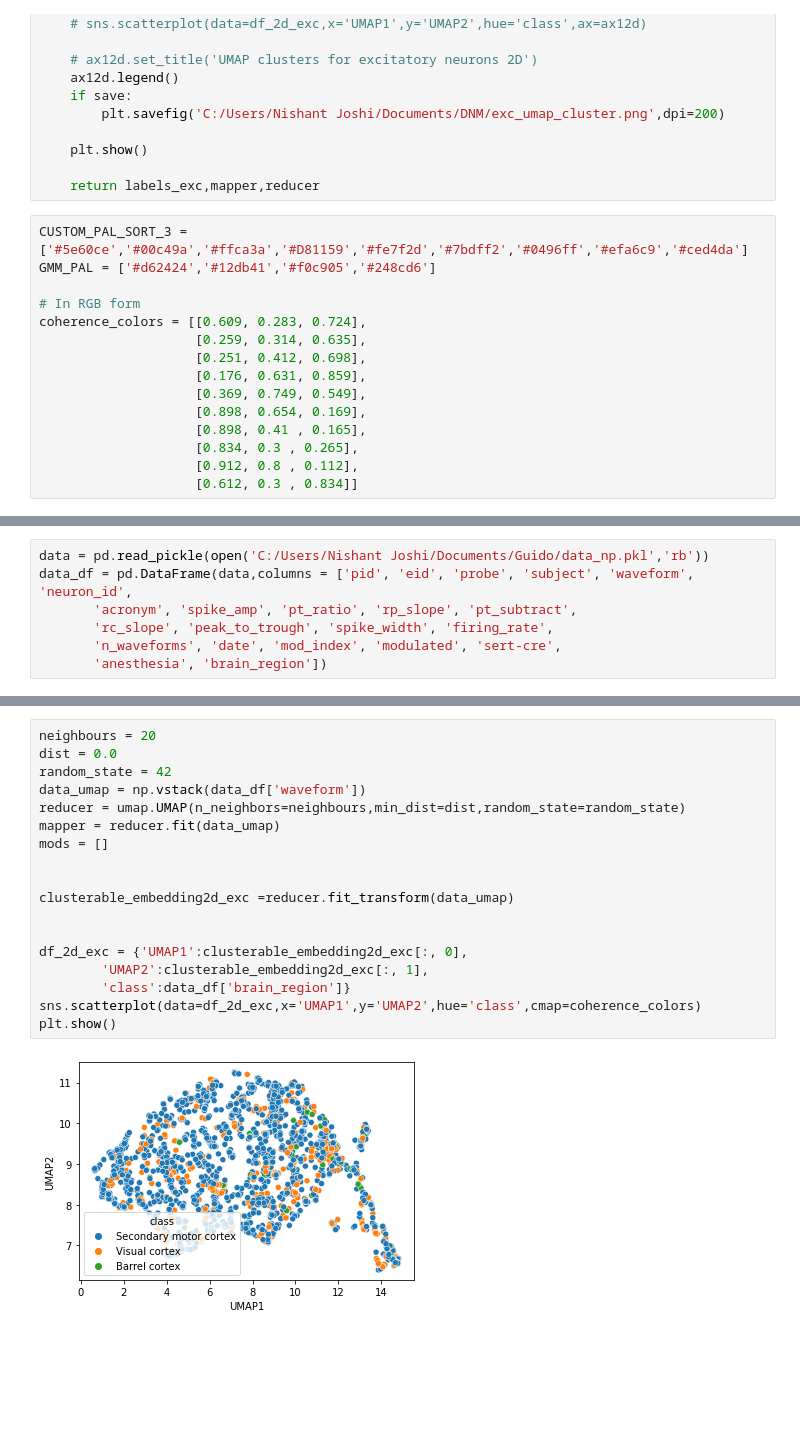
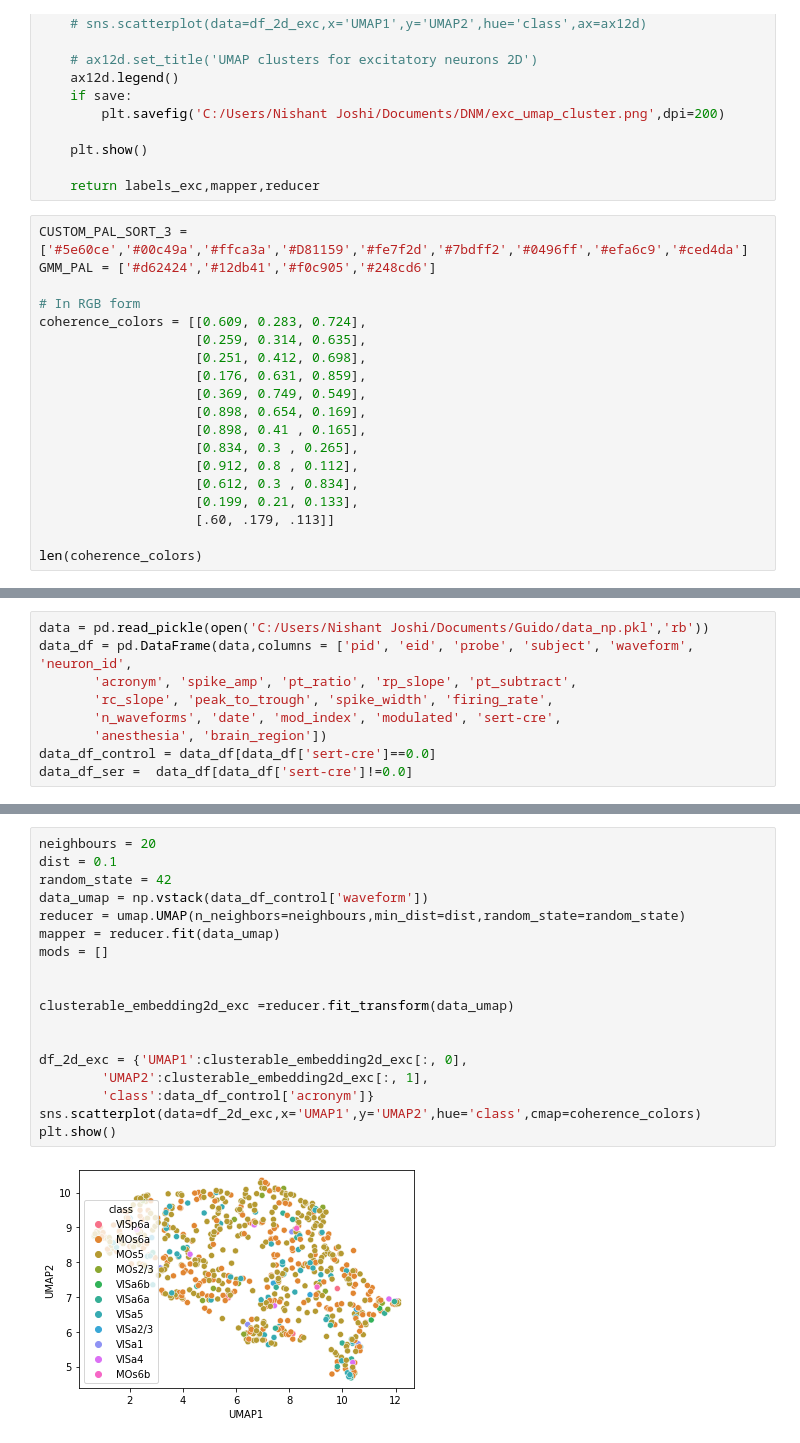
Before and after one commit to Nishant-codex/single_cell_analysis, a Jupyter notebook: notebooks/Guido_cells.ipynb, the cells around one changed output, grey strips where cells are left out. Drawn from its saved outputs; the diff is of its cells as text; blank space fills up the shorter version.

Commit message:
updated with STA cluster and w-dist

```diff
--- a/notebooks/Guido_cells.ipynb
+++ b/notebooks/Guido_cells.ipynb
@@ -105,4 +105,8 @@ coherence_colors = [[0.609, 0.283, 0.724],
                     [0.898,	0.41 , 0.165],
                     [0.834,	0.3 , 0.265],
                     [0.912,	0.8 , 0.112],
-                    [0.612,	0.3 , 0.834]]
+                    [0.612,	0.3 , 0.834],
+                    [0.199, 0.21, 0.133],
+                    [.60, .179, .113]]
+
+len(coherence_colors)
@@ -113,4 +166,6 @@ data_df = pd.DataFrame(data,columns = ['pid', 'eid', 'probe', 'subject', 'wavefo
        'rc_slope', 'peak_to_trough', 'spike_width', 'firing_rate',
        'n_waveforms', 'date', 'mod_index', 'modulated', 'sert-cre',
        'anesthesia', 'brain_region'])
+data_df_control = data_df[data_df['sert-cre']==0.0]
+data_df_ser =  data_df[data_df['sert-cre']!=0.0]
 # %%
@@ -118,23 +176,23 @@ plot_UMAP_clusters_single(np.vstack(data_df['waveform']),20,0.0,1.,42,coherence_
 # %%
 neighbours = 20
-dist = 0.0
+dist = 0.1
 random_state = 42
-data_umap = np.vstack(data_df['waveform'])
+data_umap = np.vstack(data_df_control['waveform'])
 reducer = umap.UMAP(n_neighbors=neighbours,min_dist=dist,random_state=random_state)
 mapper = reducer.fit(data_umap)
 mods = []
 
 
 clusterable_embedding2d_exc =reducer.fit_transform(data_umap)
 
 
 df_2d_exc = {'UMAP1':clusterable_embedding2d_exc[:, 0],
         'UMAP2':clusterable_embedding2d_exc[:, 1],
-        'class':data_df['brain_region']}
+        'class':data_df_control['acronym']}
 sns.scatterplot(data=df_2d_exc,x='UMAP1',y='UMAP2',hue='class',cmap=coherence_colors)
 plt.show()
 # %% [output]
-[figure, old version]
+[figure, new version]
 # %%
 neighbours = 20
 dist = 0.0
```
Also changed, not shown: parts of 11 cells of this notebook, 6 other files.
